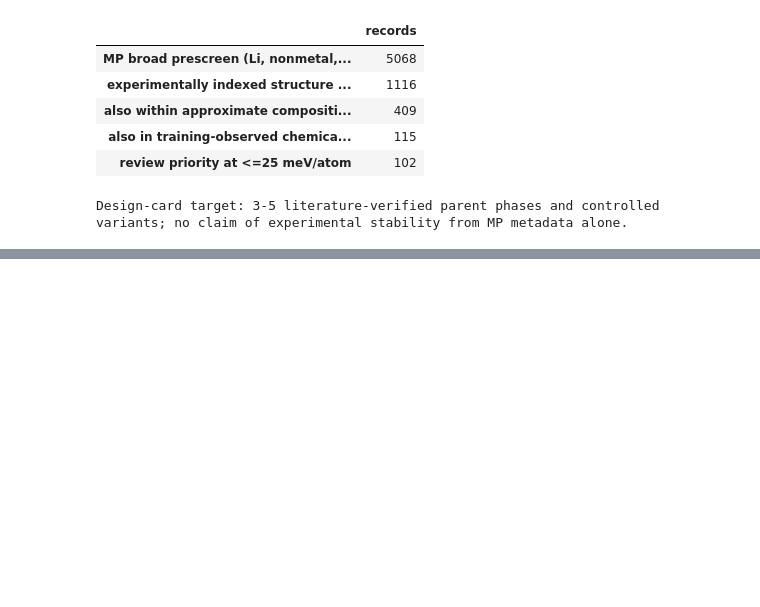
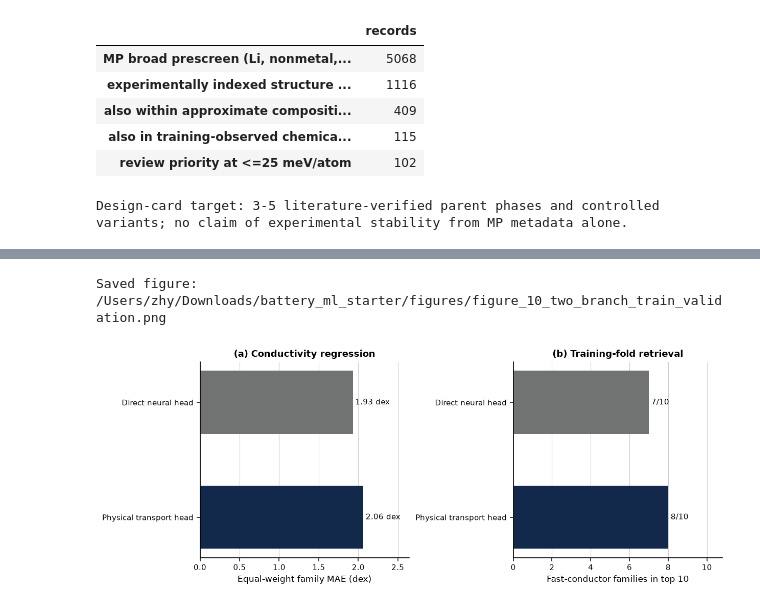
Before and after one commit to ZJYang-96485/Physics-Informed-Neural-Network-and-Multiscale-Simulations-for-Lithium-Ion-Conductors, a Jupyter notebook: battery_materials_project.ipynb, the cells around one changed output, grey strips where cells are left out. Cells and saved outputs as stored; diff of their text form; code cells hidden in the pictures; blank space fills up the shorter version.

Commit message:
Add two-branch conductivity neural prototype and grouped audit

```diff
--- a/battery_materials_project.ipynb
+++ b/battery_materials_project.ipynb
@@ -3556,0 +3734,26 @@ The binary label comes from the same conductivity measurement, so this is a deci
+# %%
+fig,axes=plt.subplots(1,2,figsize=(10.2,3.9),constrained_layout=True)
+names={"direct":"Direct neural head","physical":"Physical transport head"}
+colors={"direct":ILLINI_STORM,"physical":ILLINI_BLUE}
+for row,head in enumerate(("direct","physical")):
+    item=prototype_result_table.set_index("head").loc[head]
+    axes[0].barh(row,item.equal_family_MAE_dex,color=colors[head],height=.55)
+    axes[0].text(item.equal_family_MAE_dex+.03,row,
+                 f"{item.equal_family_MAE_dex:.2f} dex",va="center",fontsize=9)
+    axes[1].barh(row,item.fast_families_in_top_10,color=colors[head],height=.55)
+    axes[1].text(item.fast_families_in_top_10+.13,row,
+                 f"{int(item.fast_families_in_top_10)}/10",va="center",fontsize=9)
+for ax in axes:
+    ax.set_yticks([0,1],[names["direct"],names["physical"]])
+    ax.invert_yaxis();finish_axis(ax,"x")
+axes[0].set_xlim(0,prototype_result_table.equal_family_MAE_dex.max()*1.28)
+axes[0].set_xlabel("Equal-weight family MAE (dex)")
+axes[0].set_title("(a) Conductivity regression")
+axes[1].set_xlim(0,10.8)
+axes[1].set_xlabel("Fast-conductor families in top 10")
+axes[1].set_title("(b) Training-fold retrieval")
+save_report_figure(fig,"figure_10_two_branch_train_validation.png")
+plt.show()
+# %% [output]
+Saved figure: /Users/zhy/Downloads/battery_ml_starter/figures/figure_10_two_branch_train_validation.png
+[figure, added]
```
Also changed, not shown: parts of 5 cells of this notebook, 4 other files.
